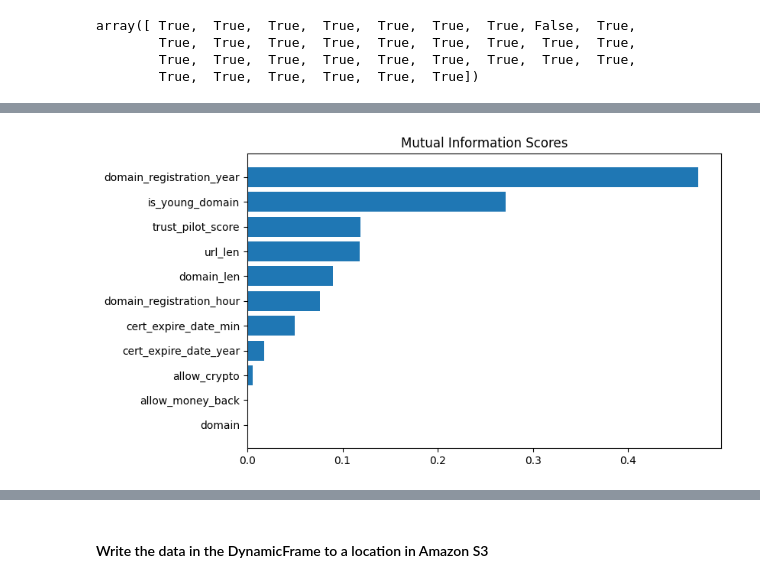
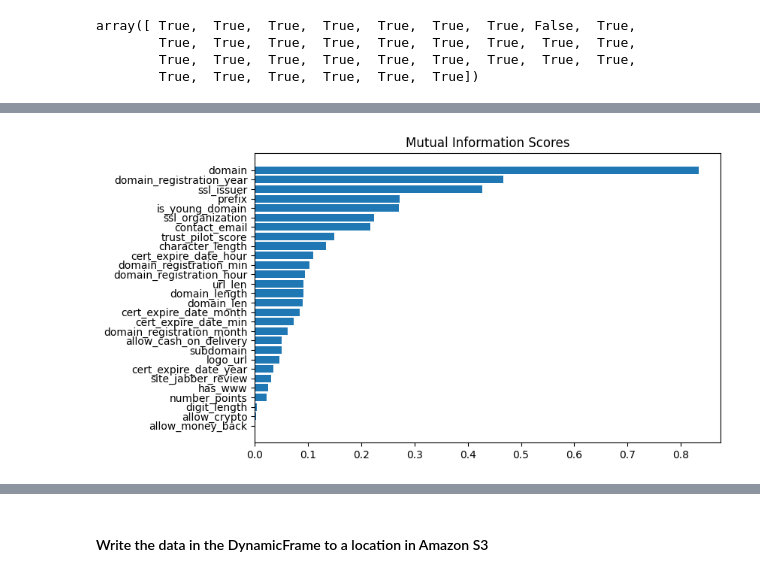
Before and after one commit to bertoramos/fraud-detection, a Jupyter notebook: src/etl/ETL fraud-detection-db.ipynb, the cells around one changed output, grey strips where cells are left out. Drawn from its saved outputs; the diff is of its cells as text; code cells hidden in the pictures.

```diff
--- a/src/etl/ETL fraud-detection-db.ipynb
+++ b/src/etl/ETL fraud-detection-db.ipynb
@@ -642,13 +604,13 @@ Name: MI Scores, dtype: float64
 # %%
 def plot_mi_scores(scores):
     scores = scores.sort_values(ascending=True)
     width = np.arange(len(scores))
     ticks = list(scores.index)
     plt.barh(width, scores)
     plt.yticks(width, ticks)
     plt.title("Mutual Information Scores")
 
 plt.figure(dpi=100, figsize=(8, 5))
-plot_mi_scores(mi_scores[::3])
+plot_mi_scores(mi_scores[:28])
 # %% [output]
-[figure, old version]
+[figure, new version]
```
Also changed, not shown: parts of 11 cells of this notebook.
